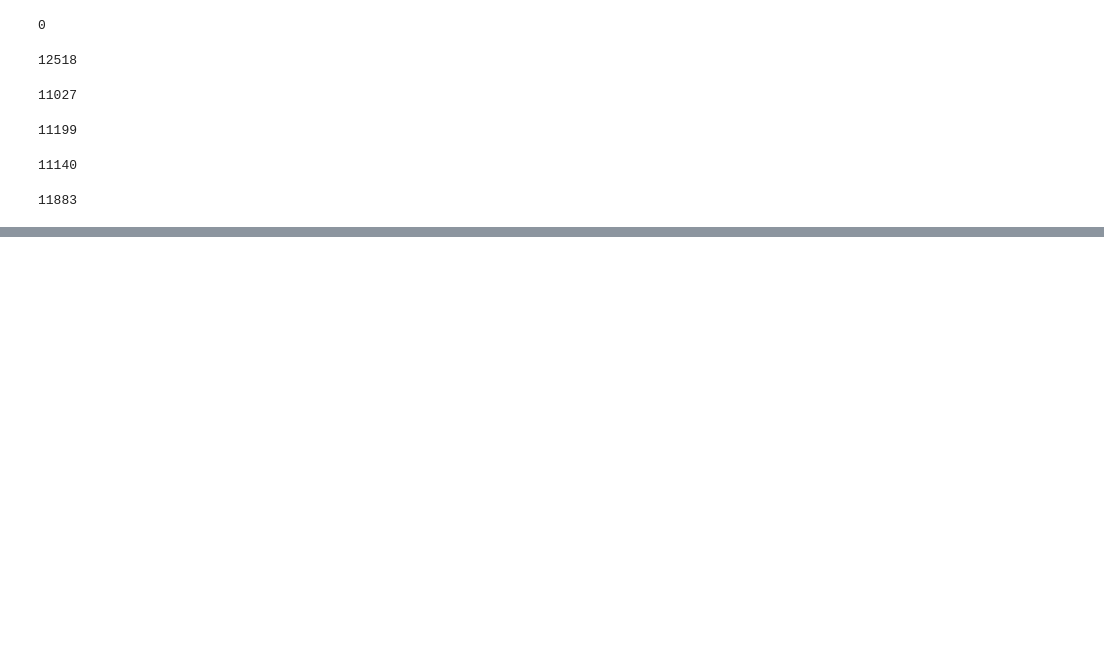
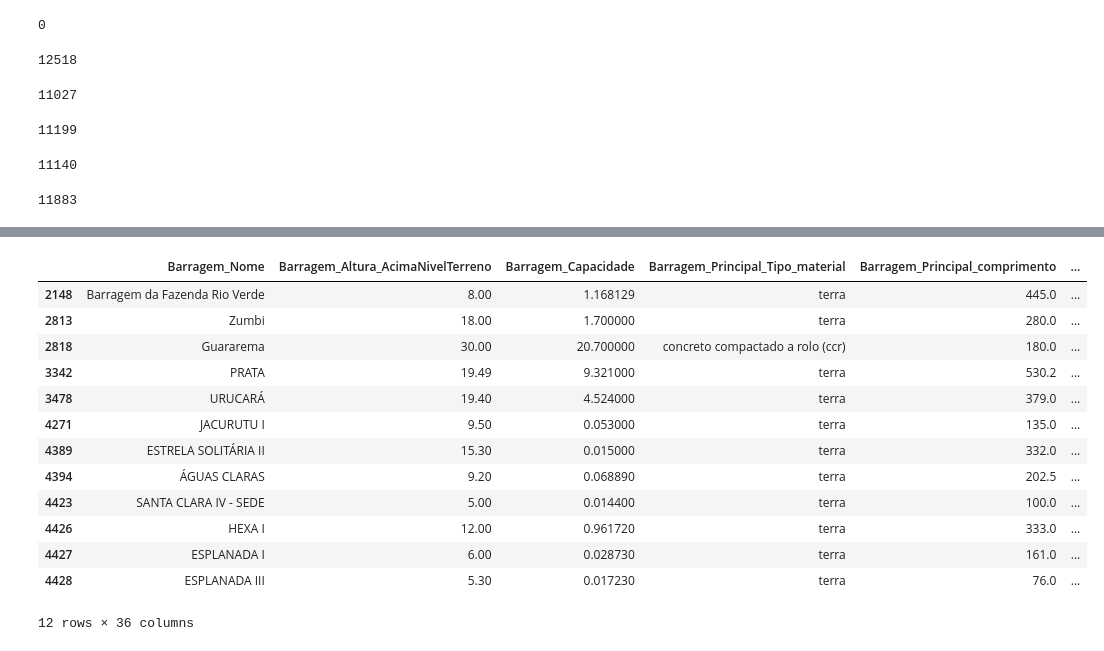
Before and after one commit to ta-data-lis/final-project, a Jupyter notebook: your-project/1STEP_EXPLORE AND CLEAN DAM.ipynb, the cells around one changed output, grey strips where cells are left out. Cells and saved outputs as stored; diff of their text form; code cells hidden in the pictures; blank space fills up the shorter version.

```diff
--- a/your-project/1STEP_EXPLORE AND CLEAN DAM.ipynb
+++ b/your-project/1STEP_EXPLORE AND CLEAN DAM.ipynb
@@ -180,0 +220,20 @@ msno.matrix(df)
+# %%
+#check what is left:
+dropnas = df.dropna()
+dropnas # only 567 dams have every all the information filled.
+dropnas.head(20)
+# %% [output]
+|  | Barragem_Nome | Barragem_Altura_AcimaNivelTerreno | Barragem_Capacidade | Barragem_Principal_Tipo_material | Barragem_Principal_comprimento | ... |
+| 2148 | Barragem da Fazenda Rio Verde | 8.00 | 1.168129 | terra | 445.0 | ... |
+| 2813 | Zumbi | 18.00 | 1.700000 | terra | 280.0 | ... |
+| 2818 | Guararema | 30.00 | 20.700000 | concreto compactado a rolo (ccr) | 180.0 | ... |
+| 3342 | PRATA | 19.49 | 9.321000 | terra | 530.2 | ... |
+| 3478 | URUCARÁ | 19.40 | 4.524000 | terra | 379.0 | ... |
+| 4271 | JACURUTU I | 9.50 | 0.053000 | terra | 135.0 | ... |
+| 4389 | ESTRELA SOLITÁRIA II | 15.30 | 0.015000 | terra | 332.0 | ... |
+| 4394 | ÁGUAS CLARAS | 9.20 | 0.068890 | terra | 202.5 | ... |
+| 4423 | SANTA CLARA IV - SEDE | 5.00 | 0.014400 | terra | 100.0 | ... |
+| 4426 | HEXA I | 12.00 | 0.961720 | terra | 333.0 | ... |
+| 4427 | ESPLANADA I | 6.00 | 0.028730 | terra | 161.0 | ... |
+| 4428 | ESPLANADA III | 5.30 | 0.017230 | terra | 76.0 | ... |
+12 rows × 36 columns
```
Also changed, not shown: parts of 18 cells of this notebook.
